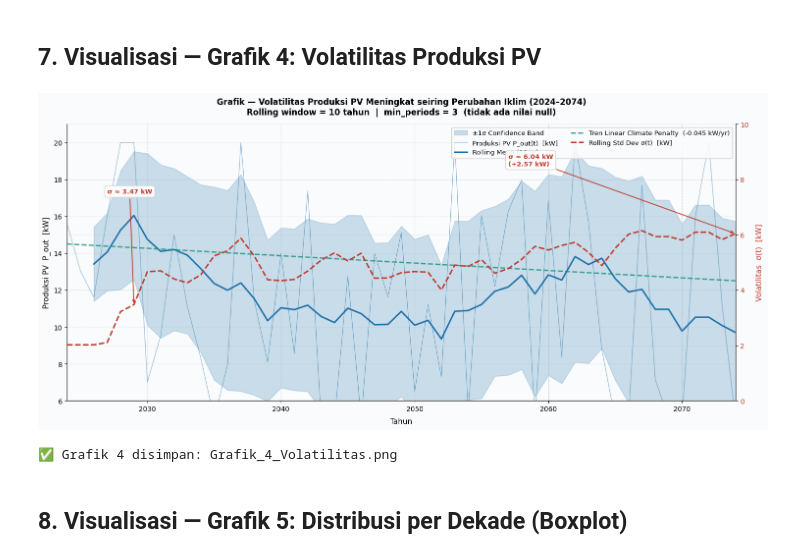
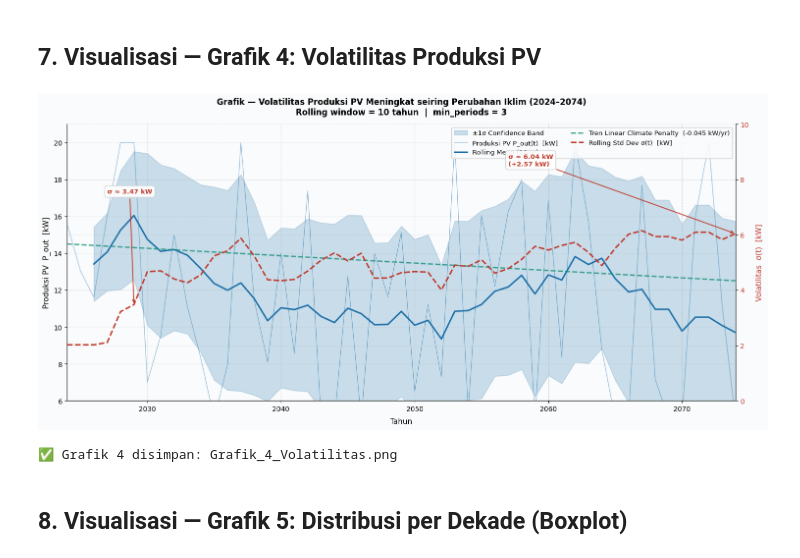
Before and after one commit to StyNW7/MMC-ITB-2026, a Jupyter notebook: simulation/03-proyeksi-iklim/rev/climate_projections_improved.ipynb, the cells around one changed output. Drawn from its saved outputs; the diff is of its cells as text; code cells hidden in the pictures.

```diff
--- a/simulation/03-proyeksi-iklim/rev/climate_projections_improved.ipynb
+++ b/simulation/03-proyeksi-iklim/rev/climate_projections_improved.ipynb
@@ -623,35 +623,35 @@ ax_right.annotate(
     f'σ ≈ {rolling_std.iloc[5]:.2f} kW',
     xy=(tahun[5], rolling_std.iloc[5]),
     xytext=(2027, 7.5),
     fontsize=9.5, fontweight='bold', color=PALETTE['red'],
     arrowprops=dict(arrowstyle='->', color=PALETTE['red'], lw=1.3),
     bbox=bbox)
 ax_right.annotate(
     f'σ ≈ {rolling_std.iloc[-1]:.2f} kW\n(+{rolling_std.iloc[-1]-rolling_std.iloc[5]:.2f} kW)',
     xy=(tahun[-1], rolling_std.iloc[-1]),
     xytext=(2057, 8.5),
     fontsize=9.5, fontweight='bold', color=PALETTE['red'],
     arrowprops=dict(arrowstyle='->', color=PALETTE['red'], lw=1.3),
     bbox=bbox)
 
 # Legenda gabungan
 h1, l1 = ax.get_legend_handles_labels()
 h2, l2 = ax_right.get_legend_handles_labels()
 ax.legend(h1 + h2, l1 + l2, loc='upper right', fontsize=9.5, ncol=2)
 
 for yr in range(2030, 2075, 10):
     ax.axvline(yr, color='#BDC3C7', lw=0.8, ls=':')
 
 plt.title(
     'Grafik — Volatilitas Produksi PV Meningkat seiring Perubahan Iklim (2024–2074)\n'
-    'Rolling window = 10 tahun  |  min_periods = 3  (tidak ada nilai null)',
+    'Rolling window = 10 tahun  |  min_periods = 3',
     fontsize=12, fontweight='bold', pad=14)
 plt.tight_layout()
 plt.savefig('Grafik_4_Volatilitas.png', dpi=150, bbox_inches='tight')
 plt.show()
 print("✅ Grafik 4 disimpan: Grafik_4_Volatilitas.png")
 # %% [output]
-[figure, old version]
+[figure, new version]
 ✅ Grafik 4 disimpan: Grafik_4_Volatilitas.png
 # %% [markdown]
 ## 8. Visualisasi — Grafik 5: Distribusi per Dekade (Boxplot)
```
Also changed, not shown: 2 other files.
